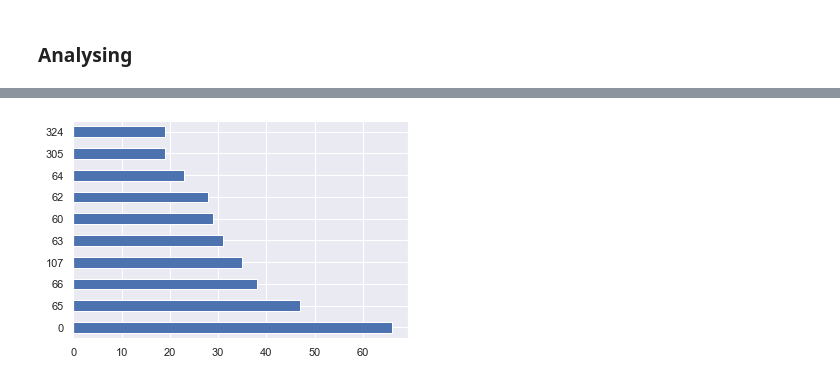
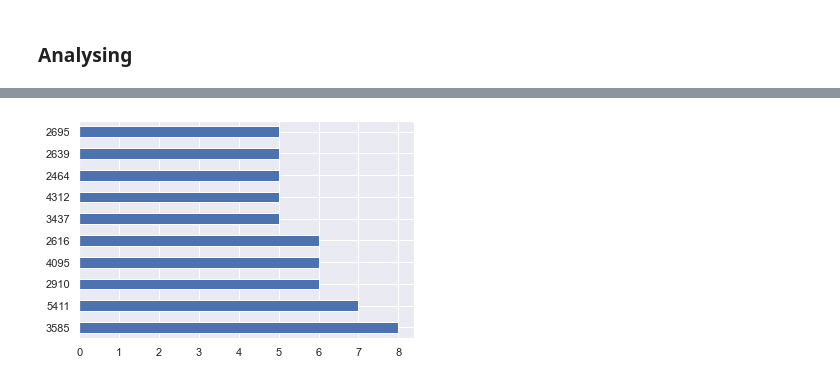
Before and after one commit to lkarjun/malayalam-language-model, a Jupyter notebook: data_statistics.ipynb, the cells around one changed output, grey strips where cells are left out. Saved outputs shown, nothing was run; the diff lists cells and outputs as text; code cells hidden in the pictures.

```diff
--- a/data_statistics.ipynb
+++ b/data_statistics.ipynb
@@ -21,5 +22,6 @@ def get_text_files(file_name: str):
         txt = file.read()
     return txt
 # %%
-df = pd.read_csv(BASE_PATH/'files.csv')
+wiki = pd.read_csv(BASE_PATH/'wikitext_files.csv')
+mag = pd.read_csv(BASE_PATH/'magazine_files.csv')
 # %%
@@ -33,3 +43,4 @@ df.sample(4, random_state=34)
 # %%
-df['content'] = df['file_path'].progress_map(get_text_files)
+wiki['content'] = wiki['file_path'].progress_map(get_text_files)
+mag['content'] = mag['file_path'].progress_map(get_text_files)
 # %%
@@ -65,4 +118,4 @@ plt.show()
 # %%
-df['length'].value_counts().head(10).plot.barh();
+mag['length'].value_counts().head(10).plot.barh();
 # %% [output]
-[figure, old version]
+[figure, new version]
```
Also changed, not shown: parts of 18 cells of this notebook.
